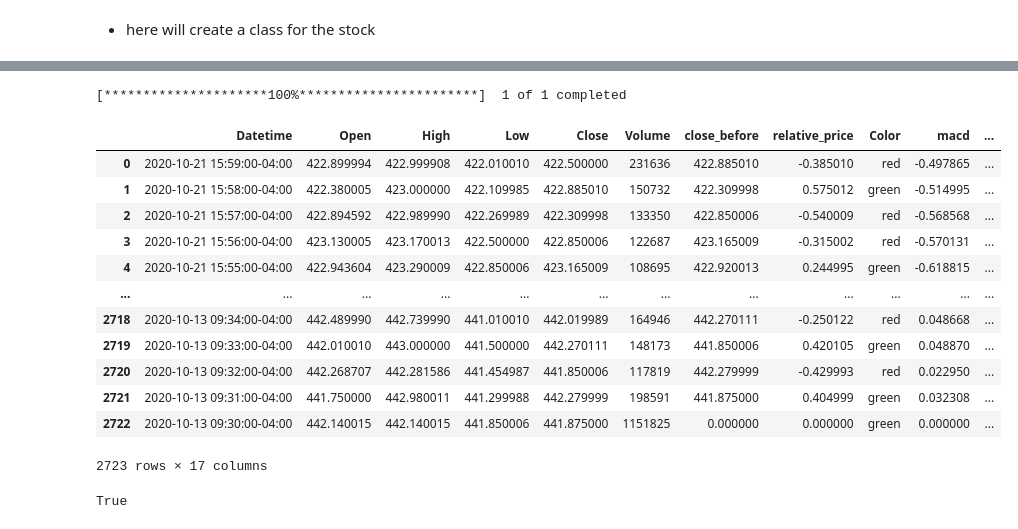
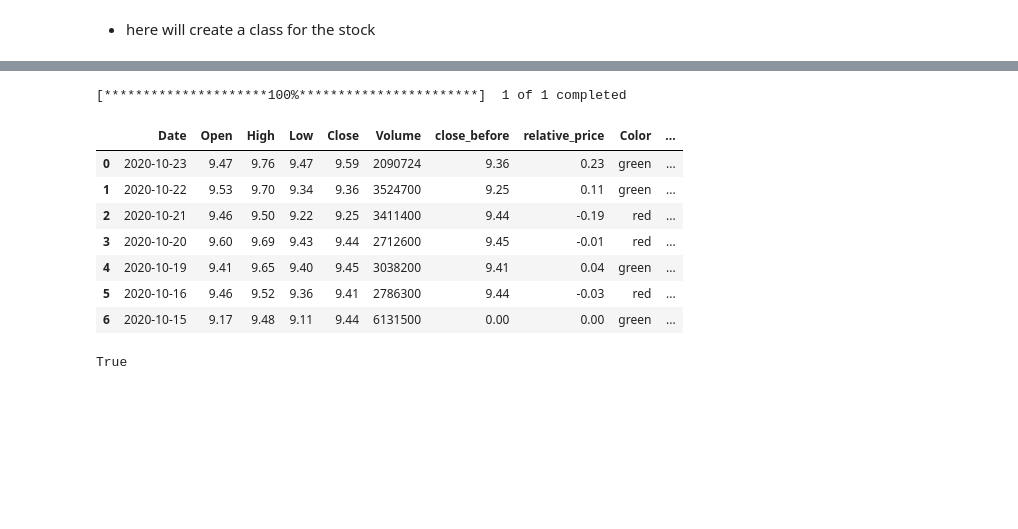
Before and after one commit to dataubc/stock_price_prediction, a Jupyter notebook: short_term/short_term_volume_macd.ipynb, the cells around one changed output, grey strips where cells are left out. Saved outputs shown, nothing was run; the diff lists cells and outputs as text; code cells hidden in the pictures; blank space fills up the shorter version.

Commit message:
adding moving average strategy

```diff
--- a/short_term/short_term_volume_macd.ipynb
+++ b/short_term/short_term_volume_macd.ipynb
@@ -73,2 +73,2 @@ data
 # %%
-data = yf.download(tickers = "SPY",period = "7d",interval = "1m",group_by = 'ticker',auto_adjust = True,prepost = False,threads = True,proxy = None)
+data = yf.download(tickers = "SPY",period = "7d",interval = "1d",group_by = 'ticker',auto_adjust = True,prepost = False,threads = True,proxy = None)
@@ -103,3 +100,6 @@ data
 # %%
 #Download file "series_tickers.p" from github or create your own list of tickers
 series_tickers = pickle.load(open("series_tickers.p", "rb" ))
+# %%
+df = pd.DataFrame(series_tickers).reset_index()
+df
@@ -320,24 +370,19 @@ tsla.plot_df_bar()
 
 # let's try TSLA stock again but using macd strategy
 # %%
-tsla = stock('TSLA')
+tsla = stock('SLM')
 tsla.get_df()
-tsla.macd()
+tsla.moving_avg()
 # %% [output]
 [*********************100%***********************]  1 of 1 completed
-|  | Datetime | Open | High | Low | Close | Volume | close_before | relative_price | Color | macd | ... |
-| 0 | 2020-10-21 15:59:00-04:00 | 422.899994 | 422.999908 | 422.010010 | 422.500000 | 231636 | 422.885010 | -0.385010 | red | -0.497865 | ... |
-| 1 | 2020-10-21 15:58:00-04:00 | 422.380005 | 423.000000 | 422.109985 | 422.885010 | 150732 | 422.309998 | 0.575012 | green | -0.514995 | ... |
-| 2 | 2020-10-21 15:57:00-04:00 | 422.894592 | 422.989990 | 422.269989 | 422.309998 | 133350 | 422.850006 | -0.540009 | red | -0.568568 | ... |
-| 3 | 2020-10-21 15:56:00-04:00 | 423.130005 | 423.170013 | 422.500000 | 422.850006 | 122687 | 423.165009 | -0.315002 | red | -0.570131 | ... |
-| 4 | 2020-10-21 15:55:00-04:00 | 422.943604 | 423.290009 | 422.850006 | 423.165009 | 108695 | 422.920013 | 0.244995 | green | -0.618815 | ... |
-| ... | ... | ... | ... | ... | ... | ... | ... | ... | ... | ... | ... |
-| 2718 | 2020-10-13 09:34:00-04:00 | 442.489990 | 442.739990 | 441.010010 | 442.019989 | 164946 | 442.270111 | -0.250122 | red | 0.048668 | ... |
-| 2719 | 2020-10-13 09:33:00-04:00 | 442.010010 | 443.000000 | 441.500000 | 442.270111 | 148173 | 441.850006 | 0.420105 | green | 0.048870 | ... |
-| 2720 | 2020-10-13 09:32:00-04:00 | 442.268707 | 442.281586 | 441.454987 | 441.850006 | 117819 | 442.279999 | -0.429993 | red | 0.022950 | ... |
-| 2721 | 2020-10-13 09:31:00-04:00 | 441.750000 | 442.980011 | 441.299988 | 442.279999 | 198591 | 441.875000 | 0.404999 | green | 0.032308 | ... |
-| 2722 | 2020-10-13 09:30:00-04:00 | 442.140015 | 442.140015 | 441.850006 | 441.875000 | 1151825 | 0.000000 | 0.000000 | green | 0.000000 | ... |
+|  | Date | Open | High | Low | Close | Volume | close_before | relative_price | Color | ... |
+| 0 | 2020-10-23 | 9.47 | 9.76 | 9.47 | 9.59 | 2090724 | 9.36 | 0.23 | green | ... |
+| 1 | 2020-10-22 | 9.53 | 9.70 | 9.34 | 9.36 | 3524700 | 9.25 | 0.11 | green | ... |
+| 2 | 2020-10-21 | 9.46 | 9.50 | 9.22 | 9.25 | 3411400 | 9.44 | -0.19 | red | ... |
+| 3 | 2020-10-20 | 9.60 | 9.69 | 9.43 | 9.44 | 2712600 | 9.45 | -0.01 | red | ... |
+| 4 | 2020-10-19 | 9.41 | 9.65 | 9.40 | 9.45 | 3038200 | 9.41 | 0.04 | green | ... |
+| 5 | 2020-10-16 | 9.46 | 9.52 | 9.36 | 9.41 | 2786300 | 9.44 | -0.03 | red | ... |
+| 6 | 2020-10-15 | 9.17 | 9.48 | 9.11 | 9.44 | 6131500 | 0.00 | 0.00 | green | ... |
-2723 rows × 17 columns
 # %%
 tsla.is_this_a_winner_ballinger(status_lower = ['normal','normal','normal'])
 # %% [output]
```
Also changed, not shown: parts of 24 cells of this notebook.
